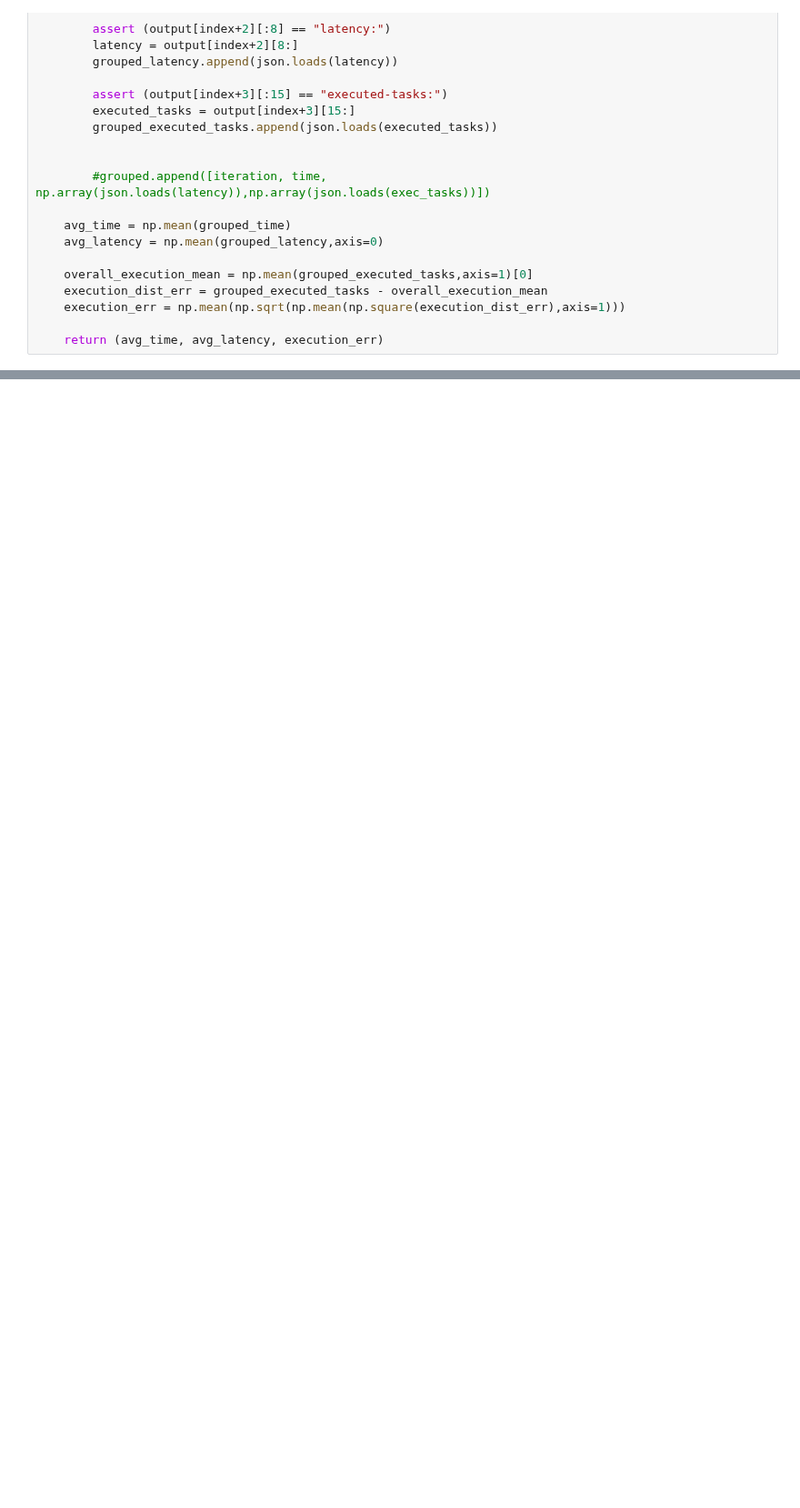
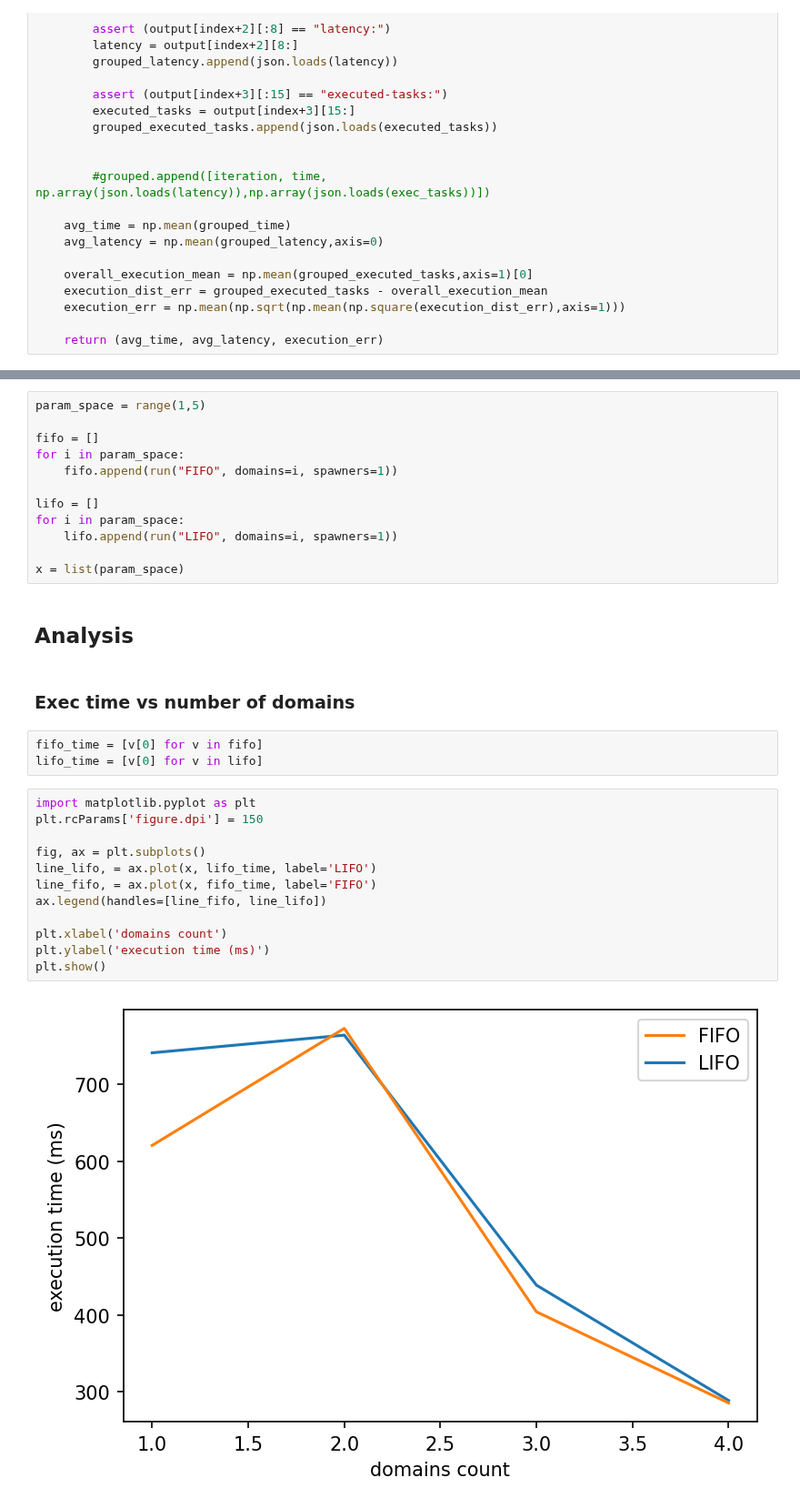
Before and after one commit to bartoszmodelski/ebsl, a Jupyter notebook: evaluation/run-benchmarks.py.ipynb, the cells around one changed output, grey strips where cells are left out. Shown at 91% size. Drawn from its saved outputs; the diff is of its cells as text; blank space fills up the shorter version.

```diff
--- a/evaluation/run-benchmarks.py.ipynb
+++ b/evaluation/run-benchmarks.py.ipynb
@@ -67,0 +76,33 @@ import matplotlib.pyplot as plt
+# %%
+param_space = range(1,5)
+
+fifo = []
+for i in param_space:
+    fifo.append(run("FIFO", domains=i, spawners=1))
+
+lifo = []
+for i in param_space:
+    lifo.append(run("LIFO", domains=i, spawners=1))
+
+x = list(param_space)
+# %% [markdown]
+## Analysis
+# %% [markdown]
+### Exec time vs number of domains
+# %%
+fifo_time = [v[0] for v in fifo]
+lifo_time = [v[0] for v in lifo]
+# %%
+import matplotlib.pyplot as plt
+plt.rcParams['figure.dpi'] = 150
+
+fig, ax = plt.subplots()
+line_lifo, = ax.plot(x, lifo_time, label='LIFO')
+line_fifo, = ax.plot(x, fifo_time, label='FIFO')
+ax.legend(handles=[line_fifo, line_lifo])
+
+plt.xlabel('domains count')
+plt.ylabel('execution time (ms)')
+plt.show()
+# %% [output]
+[figure, added]
```
Also changed, not shown: parts of 15 cells of this notebook, 1 other file.
